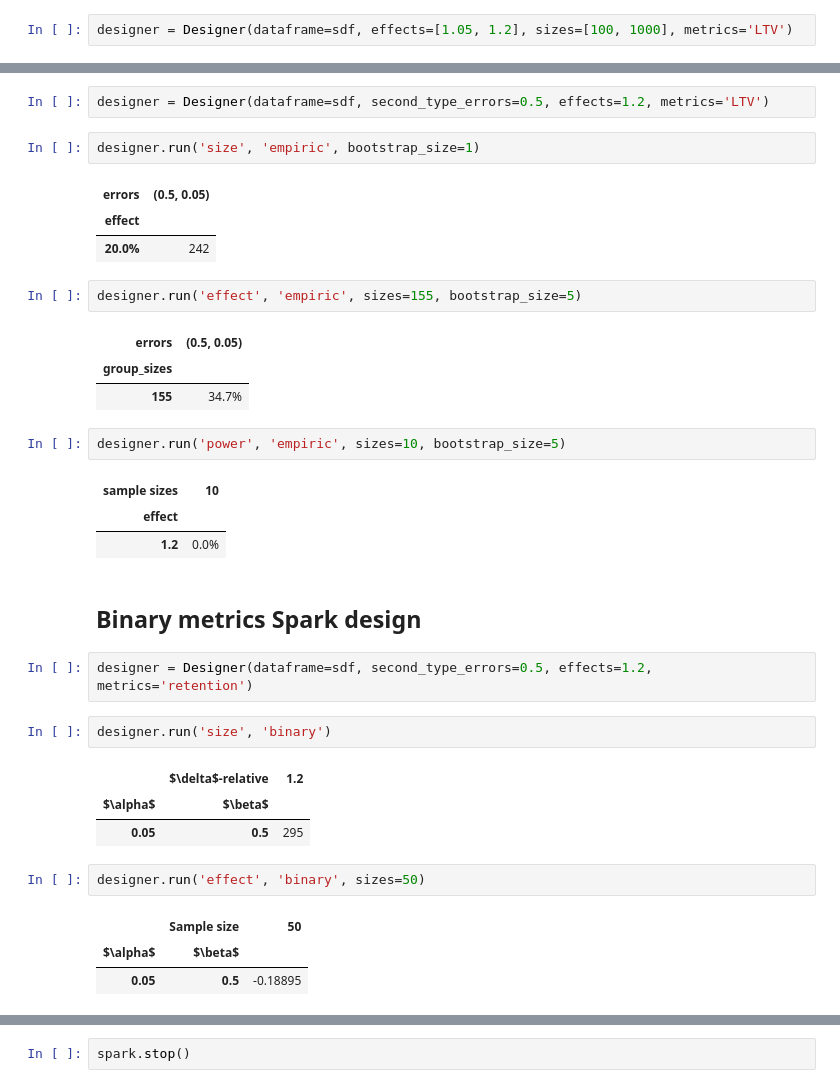
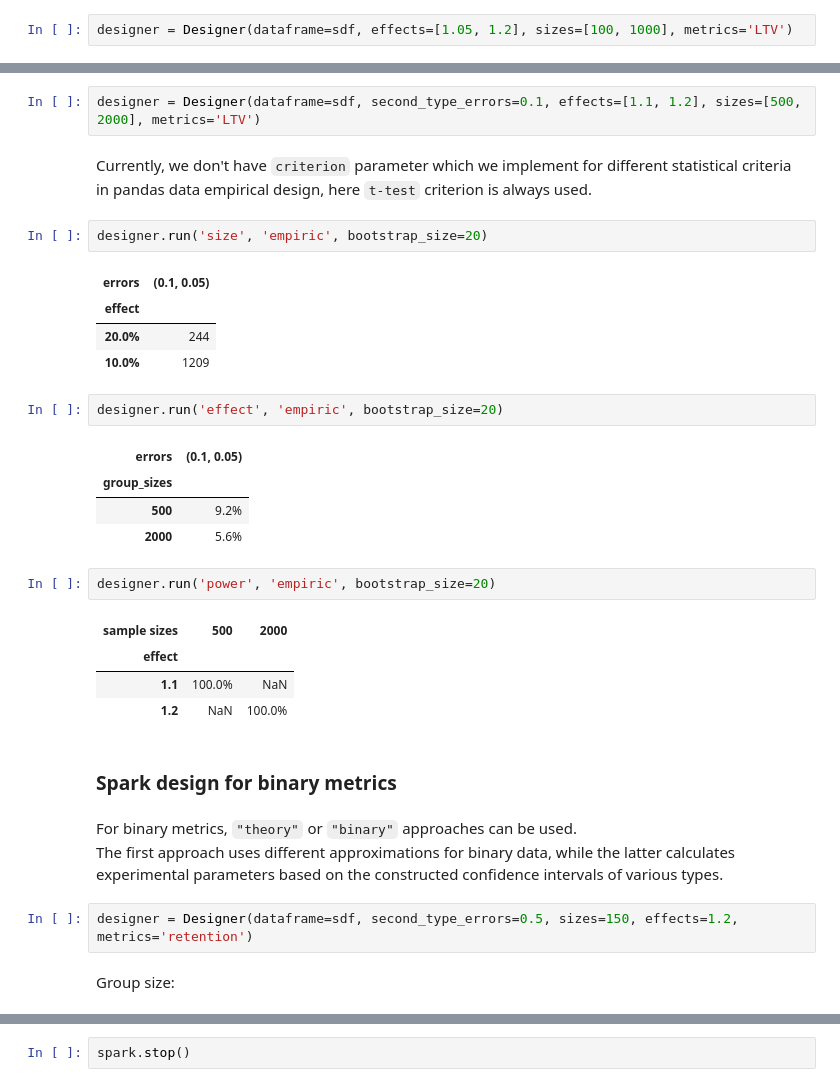
Before and after one commit to MobileTeleSystems/Ambrosia, a Jupyter notebook: examples/6_spark_designer_example.ipynb, the cells around one changed output, grey strips where cells are left out. Drawn from its saved outputs; the diff is of its cells as text.

```diff
--- a/examples/6_spark_api_examples.ipynb
+++ b/examples/6_spark_designer_example.ipynb
@@ -56,36 +76,34 @@ designer.run('power', 'theory')
 # %%
-designer = Designer(dataframe=sdf, second_type_errors=0.5, effects=1.2, metrics='LTV')
+designer = Designer(dataframe=sdf, second_type_errors=0.1, effects=[1.1, 1.2], sizes=[500, 2000], metrics='LTV')
+# %% [markdown]
+Currently, we don't have ``criterion`` parameter which we implement for different statistical criteria in pandas data empirical design, here ``t-test`` criterion is always used.
 # %%
-designer.run('size', 'empiric', bootstrap_size=1)
+designer.run('size', 'empiric', bootstrap_size=20)
 # %% [output]
-| errors | (0.5, 0.05) |
+| errors | (0.1, 0.05) |
 | effect |  |
-| 20.0% | 242 |
+| 20.0% | 244 |
+| 10.0% | 1209 |
-# %%
-designer.run('effect', 'empiric', sizes=155, bootstrap_size=5)
-# %% [output]
-| errors | (0.5, 0.05) |
-| group_sizes |  |
-| 155 | 34.7% |
+# %%
+designer.run('effect', 'empiric', bootstrap_size=20)
+# %% [output]
+| errors | (0.1, 0.05) |
+| group_sizes |  |
+| 500 | 9.2% |
+| 2000 | 5.6% |
 # %%
-designer.run('power', 'empiric', sizes=10, bootstrap_size=5)
+designer.run('power', 'empiric', bootstrap_size=20)
 # %% [output]
-| sample sizes | 10 |
-| effect |  |
-| 1.2 | 0.0% |
+| sample sizes | 500 | 2000 |
+| effect |  |  |
+| 1.1 | 100.0% | NaN |
+| 1.2 | NaN | 100.0% |
 # %% [markdown]
-## Binary metrics Spark design
+### Spark design for binary metrics
+# %% [markdown]
+For binary metrics,  ``"theory"`` or ``"binary"`` approaches can be used. \
+The first approach uses different approximations for binary data, while the latter calculates experimental parameters based on the constructed confidence intervals of various types.
 # %%
-designer = Designer(dataframe=sdf, second_type_errors=0.5, effects=1.2, metrics='retention')
+designer = Designer(dataframe=sdf, second_type_errors=0.5, sizes=150, effects=1.2, metrics='retention')
-# %%
-designer.run('size', 'binary')
-# %% [output]
-|  | $\delta$-relative | 1.2 |
-| $\alpha$ | $\beta$ |  |
-| 0.05 | 0.5 | 295 |
-# %%
-designer.run('effect', 'binary', sizes=50)
-# %% [output]
-|  | Sample size | 50 |
-| $\alpha$ | $\beta$ |  |
-| 0.05 | 0.5 | -0.18895 |
+# %% [markdown]
+Group size:
```
Also changed, not shown: parts of 22 cells of this notebook, 56 other files.
